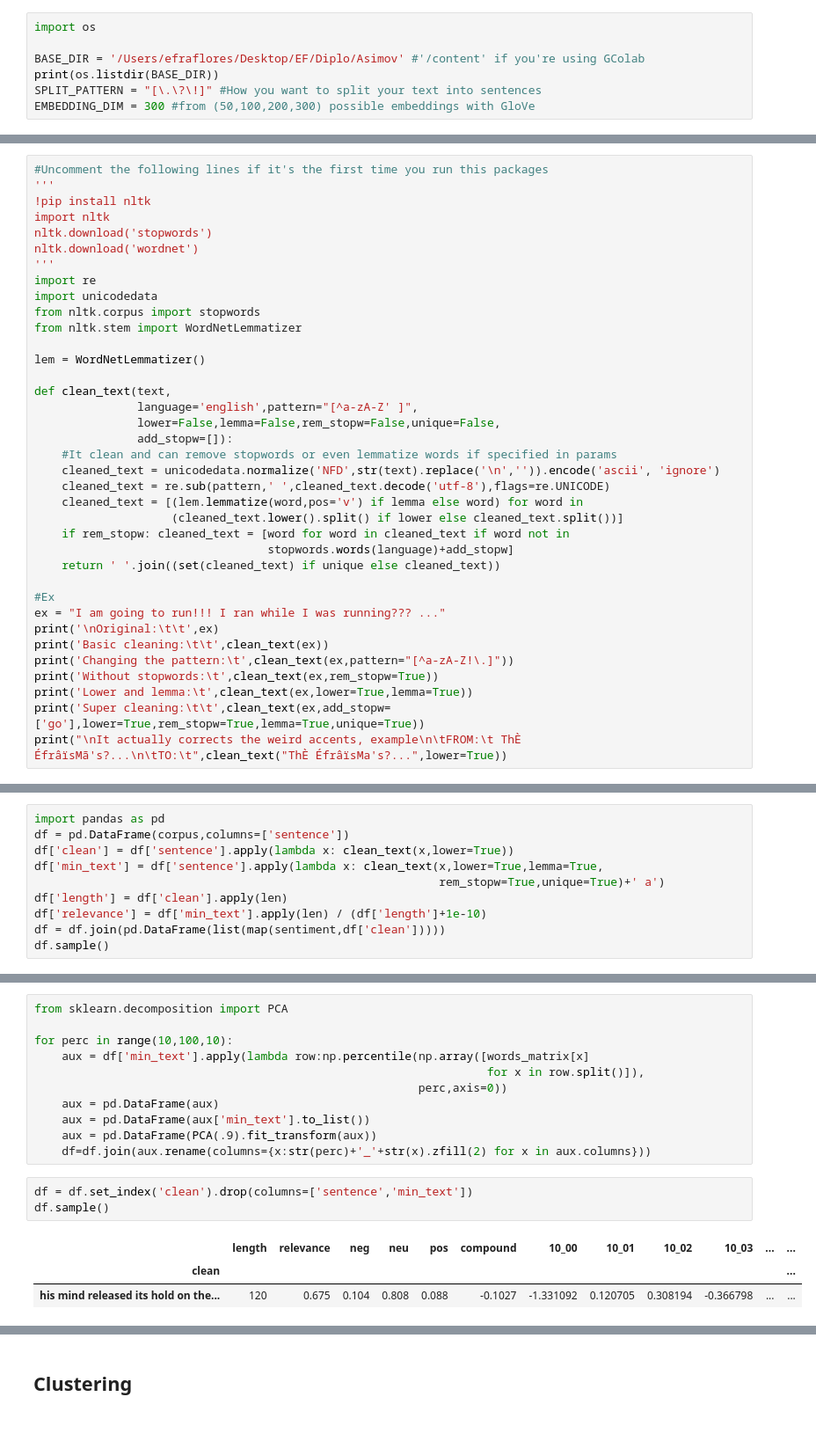
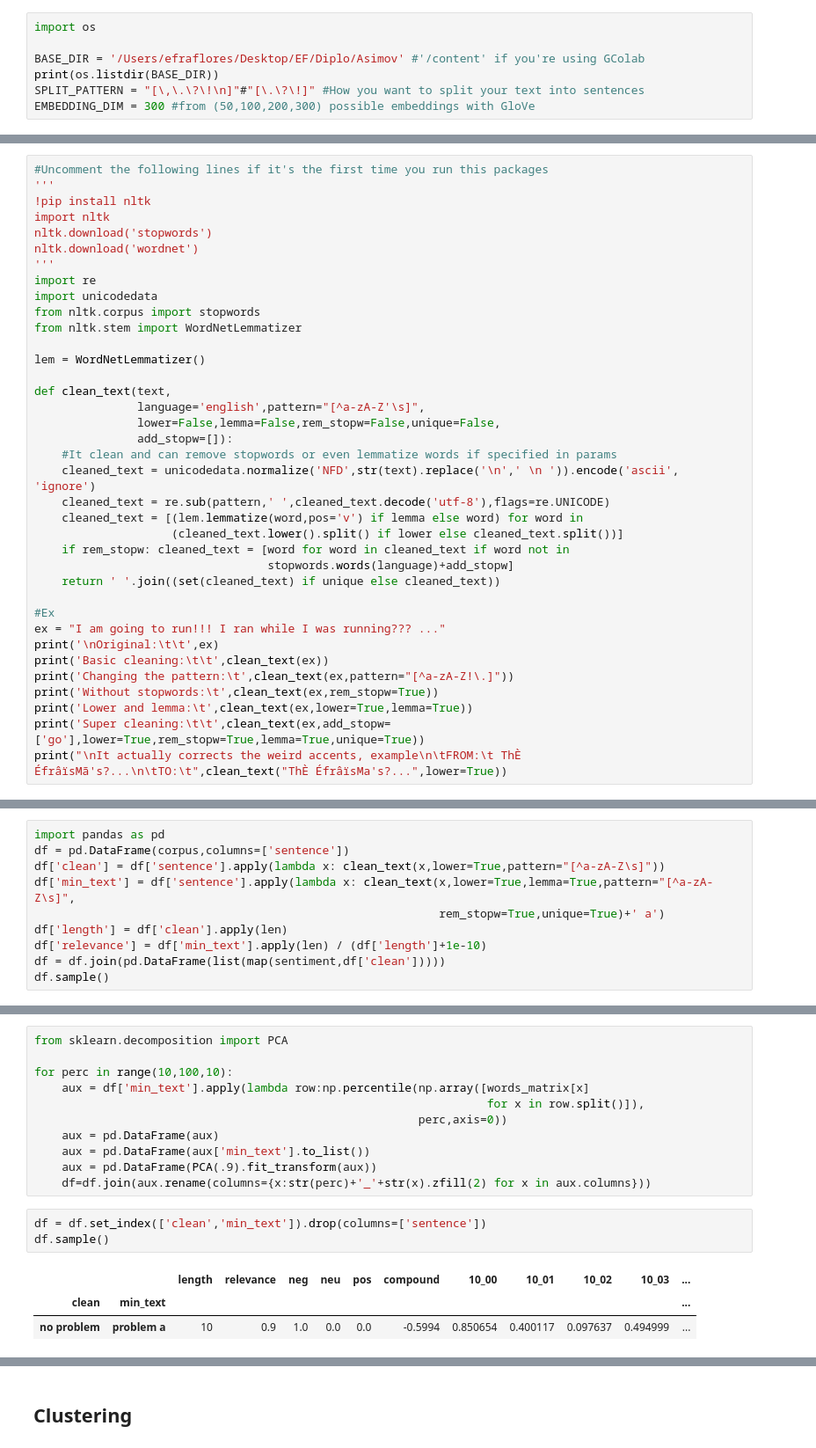
Before and after one commit to Afroefras/asimov_generator, a Jupyter notebook: notebooks/00_Asimov_Clustering.ipynb, the cells around one changed output, grey strips where cells are left out. Shown at 88% size. Cells and saved outputs as stored; diff of their text form.

```diff
--- a/notebooks/00_Asimov_Clustering.ipynb
+++ b/notebooks/00_Asimov_Clustering.ipynb
@@ -10,7 +10,7 @@ import os
 
 BASE_DIR = '/Users/efraflores/Desktop/EF/Diplo/Asimov' #'/content' if you're using GColab
 print(os.listdir(BASE_DIR))
-SPLIT_PATTERN = "[\.\?\!]" #How you want to split your text into sentences
+SPLIT_PATTERN = "[\,\.\?\!\n]"#"[\.\?\!]" #How you want to split your text into sentences
 EMBEDDING_DIM = 300 #from (50,100,200,300) possible embeddings with GloVe
 # %% [output]
 ['glove.6B.300d.txt', 'asimov_features.csv', '.DS_Store', 'glove.6B.100d.txt', 'corpus.txt', 'glove.6B.50d.txt', 'rnn_asimov_weights.h5', 'project', 'glove.6B.200d.txt', 'doc', 'rnn_asimov_architectur ...
@@ -47,11 +47,11 @@ from nltk.stem import WordNetLemmatizer
 lem = WordNetLemmatizer()
 
 def clean_text(text,
-               language='english',pattern="[^a-zA-Z' ]",
+               language='english',pattern="[^a-zA-Z'\s]",
                lower=False,lemma=False,rem_stopw=False,unique=False,
                add_stopw=[]):
     #It clean and can remove stopwords or even lemmatize words if specified in params
-    cleaned_text = unicodedata.normalize('NFD',str(text).replace('\n','')).encode('ascii', 'ignore')
+    cleaned_text = unicodedata.normalize('NFD',str(text).replace('\n',' \n ')).encode('ascii', 'ignore')
     cleaned_text = re.sub(pattern,' ',cleaned_text.decode('utf-8'),flags=re.UNICODE)
     cleaned_text = [(lem.lemmatize(word,pos='v') if lemma else word) for word in
                     (cleaned_text.lower().split() if lower else cleaned_text.split())]
@@ -276,8 +321,8 @@ print(corpus[:2])
 # %%
 import pandas as pd
 df = pd.DataFrame(corpus,columns=['sentence'])
-df['clean'] = df['sentence'].apply(lambda x: clean_text(x,lower=True))
-df['min_text'] = df['sentence'].apply(lambda x: clean_text(x,lower=True,lemma=True,
+df['clean'] = df['sentence'].apply(lambda x: clean_text(x,lower=True,pattern="[^a-zA-Z\s]"))
+df['min_text'] = df['sentence'].apply(lambda x: clean_text(x,lower=True,lemma=True,pattern="[^a-zA-Z\s]",
                                                            rem_stopw=True,unique=True)+' a')
 df['length'] = df['clean'].apply(len)
 df['relevance'] = df['min_text'].apply(len) / (df['length']+1e-10)
@@ -309,9 +354,9 @@ for perc in range(10,100,10):
     aux = pd.DataFrame(PCA(.9).fit_transform(aux))
     df=df.join(aux.rename(columns={x:str(perc)+'_'+str(x).zfill(2) for x in aux.columns}))
 # %%
-df = df.set_index('clean').drop(columns=['sentence','min_text'])
+df = df.set_index(['clean','min_text']).drop(columns=['sentence'])
 df.sample()
 # %% [output]
-|  | length | relevance | neg | neu | pos | compound | 10_00 | 10_01 | 10_02 | 10_03 | ... | ... |
-| clean |  |  |  |  |  |  |  |  |  |  |  | ... |
-| his mind released its hold on the... | 120 | 0.675 | 0.104 | 0.808 | 0.088 | -0.1027 | -1.331092 | 0.120705 | 0.308194 | -0.366798 | ... | ... |
+|  |  | length | relevance | neg | neu | pos | compound | 10_00 | 10_01 | 10_02 | 10_03 | ... |
+| clean | min_text |  |  |  |  |  |  |  |  |  |  | ... |
+| no problem | problem a | 10 | 0.9 | 1.0 | 0.0 | 0.0 | -0.5994 | 0.850654 | 0.400117 | 0.097637 | 0.494999 | ... |
```
Also changed, not shown: parts of 13 cells of this notebook.
